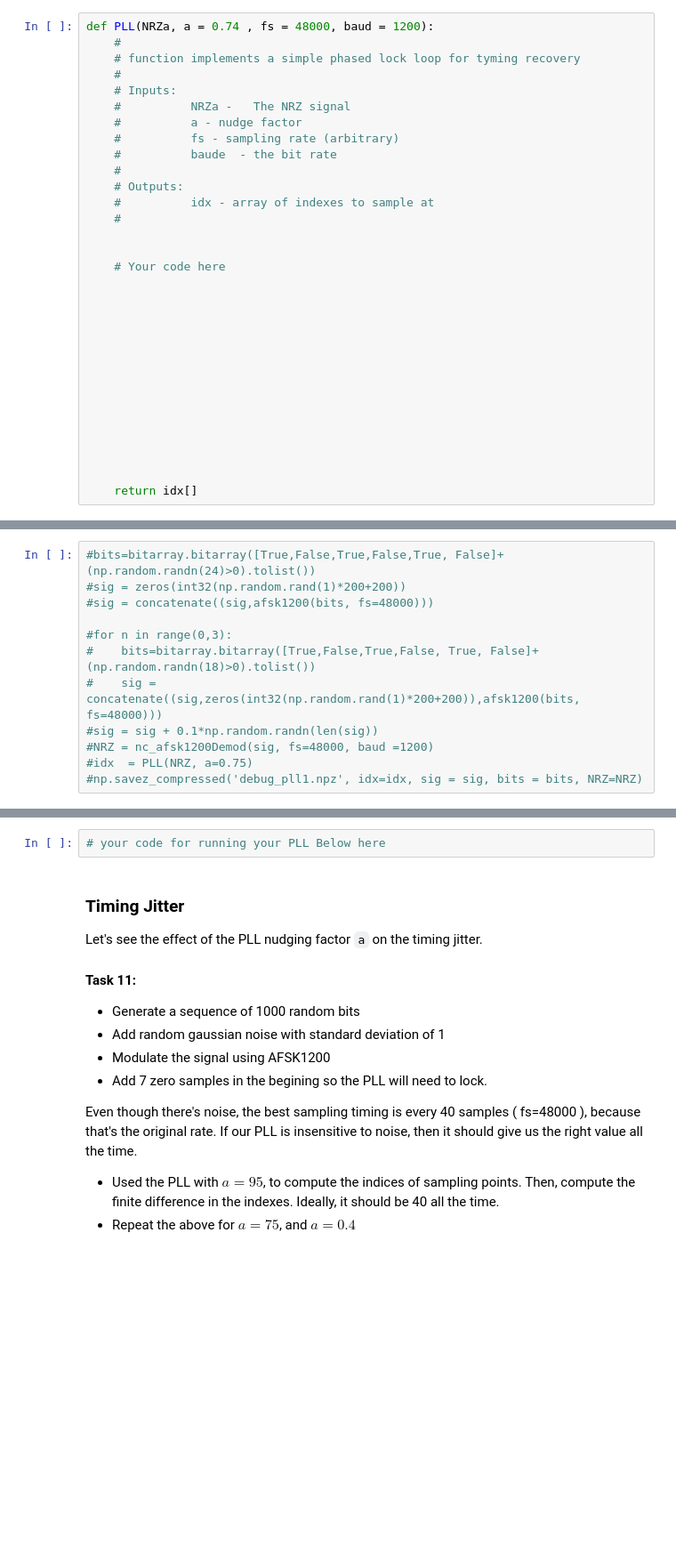
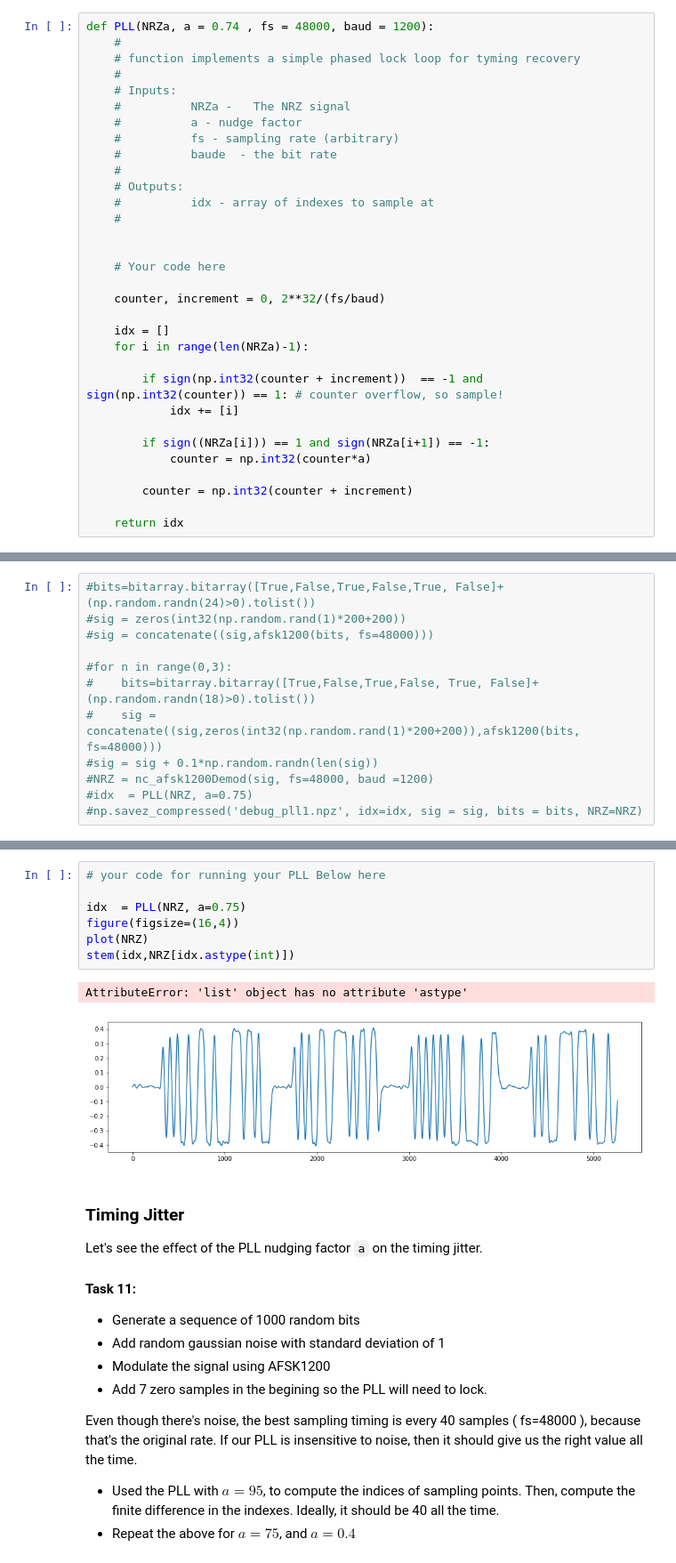
Before and after one commit to lm-t/ee123-labs, a Jupyter notebook: lab4_part_II/Lab4_Part_B-AFSK.ipynb, the cells around one changed output, grey strips where cells are left out. Shown at 89% size. Saved outputs shown, nothing was run; the diff lists cells and outputs as text; blank space fills up the shorter version.

```diff
--- a/lab4_part_II/Lab4_Part_B-AFSK.ipynb
+++ b/lab4_part_II/Lab4_Part_B-AFSK.ipynb
@@ -372,19 +489,20 @@ def PLL(NRZa, a = 0.74 , fs = 48000, baud = 1200):
 
     # Your code here
 
+    counter, increment = 0, 2**32/(fs/baud)
 
+    idx = []
+    for i in range(len(NRZa)-1):
 
+        if sign(np.int32(counter + increment))  == -1 and sign(np.int32(counter)) == 1: # counter overflow, so sample!
+            idx += [i]
 
+        if sign((NRZa[i])) == 1 and sign(NRZa[i+1]) == -1:
+            counter = np.int32(counter*a)
 
+        counter = np.int32(counter + increment)
 
-
-
-
-
-
-
-
-    return idx[]
+    return idx
 # %% [markdown]
 The following code generates 4 packets of length 24. Each packet consistes of  1,0,1,0,1,0 training sequence followed by 18 bits. It also puts random spacings between packets as well as noise.
 
@@ -423,5 +544,13 @@ stem(idx,NRZ[idx.astype(int)])
 # %%
 # your code for running your PLL Below here
+
+idx  = PLL(NRZ, a=0.75)
+figure(figsize=(16,4))
+plot(NRZ)
+stem(idx,NRZ[idx.astype(int)])
+# %% [output]
+AttributeError: 'list' object has no attribute 'astype'
+[figure, added]
 # %% [markdown]
 ### Timing Jitter
 
```
Also changed, not shown: parts of 13 cells of this notebook.
